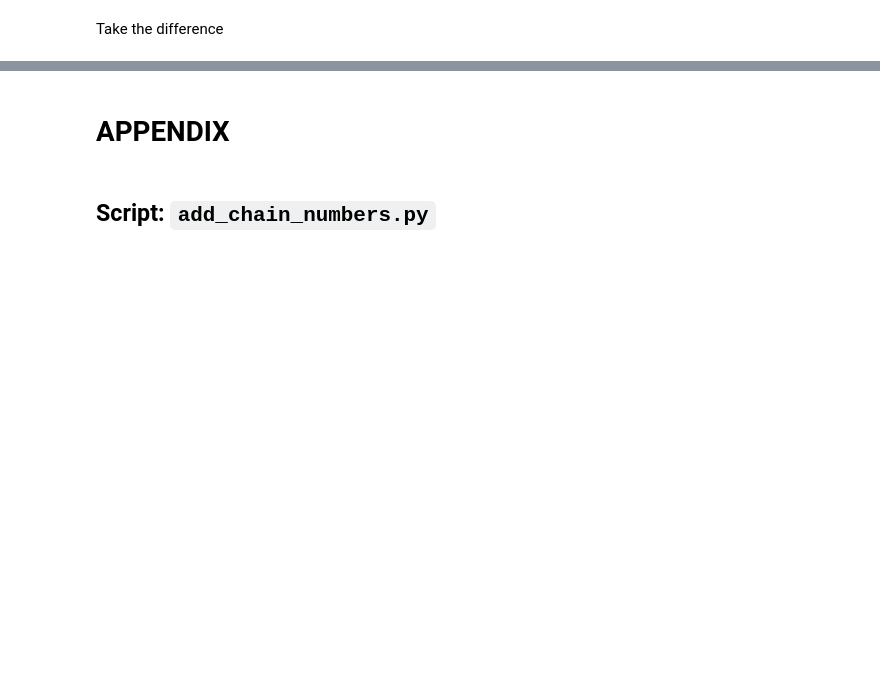
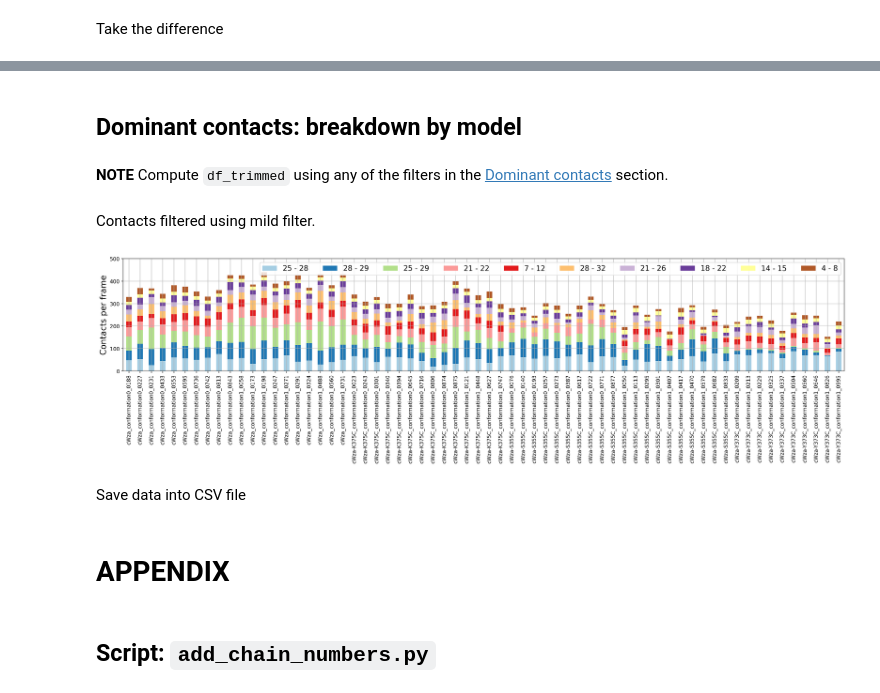
Before and after one commit to broncio123/phd-notebooks, a Jupyter notebook: Analyses/figures_nbs/md_noncovalent_contacts_analysis.ipynb, the cells around one changed output, grey strips where cells are left out. Cells and saved outputs as stored; diff of their text form; code cells hidden in the pictures; blank space fills up the shorter version.

```diff
--- a/Analyses/figures_nbs/md_noncovalent_contacts_analysis.ipynb
+++ b/Analyses/figures_nbs/md_noncovalent_contacts_analysis.ipynb
@@ -2385,0 +2373,6 @@ plt.show()
+# %% [markdown]
+## Dominant contacts: breakdown by model
+# %% [markdown]
+**NOTE** Compute `df_trimmed` using any of the filters in the [Dominant contacts](#dominant_contacts) section.
+# %% [markdown]
+Contacts filtered using mild filter.
@@ -2385,0 +2398,28 @@ plt.show()
+# %%
+fig,ax = plt.subplots(1,1,figsize=(25,4),dpi=200)
+df_trimmed.T.plot(kind='bar', stacked=True, colormap='Paired',ax=ax)
+
+sequence = 'APLVRWNRVISQLVPTITGVHDLTETVRYIKTWPN'
+
+labels = []
+for x in list(df_trimmed.T.columns):
+    resn_A = str(x[0])
+    resn_B = str(x[1])
+    y = resn_A+' - '+resn_B
+    labels.append(y)
+
+ax.legend(loc='upper right',
+          ncol=len(df_trimmed),
+          labels=labels,
+          fontsize=14)
+
+ax.set_ylabel('Contacts per frame',fontsize=16)
+ax.set_ylim(0,500)
+
+ax.grid(True)
+
+plt.show()
+# %% [output]
+[figure, added]
+# %% [markdown]
+Save data into CSV file
```
Also changed, not shown: parts of 98 cells of this notebook.
